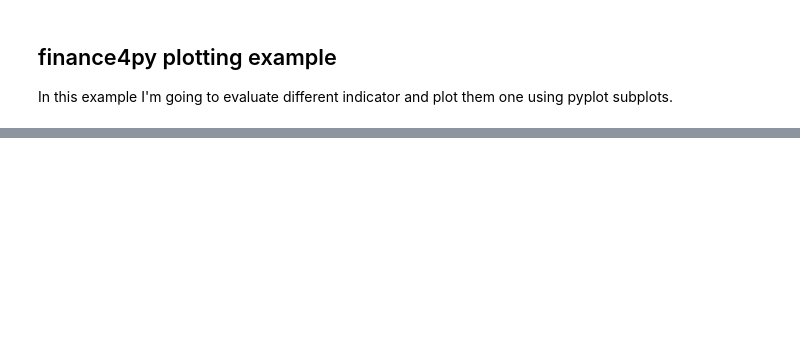
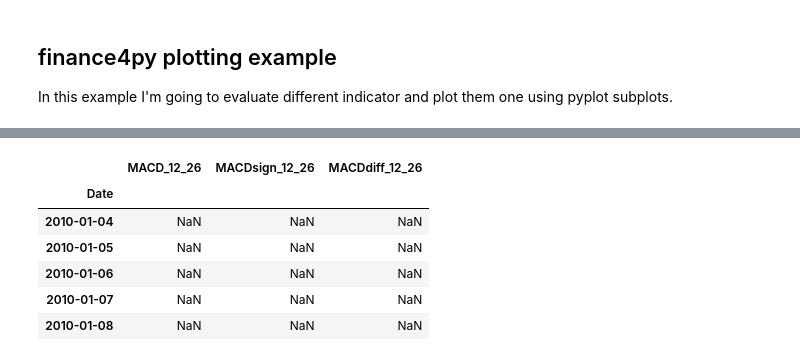
Before and after one commit to bchirico/finance4py, a Jupyter notebook: notebooks/indicator_examples_with_plots.ipynb, the cells around one changed output, grey strips where cells are left out. Saved outputs shown, nothing was run; the diff lists cells and outputs as text; code cells hidden in the pictures; blank space fills up the shorter version.

```diff
--- a/notebooks/indicator_examples_with_plots.ipynb
+++ b/notebooks/indicator_examples_with_plots.ipynb
@@ -32,0 +27,12 @@ Name: Close, dtype: float64
+# %%
+# extract MACD
+macd = fp.macd(stock)
+macd.head()
+# %% [output]
+|  | MACD_12_26 | MACDsign_12_26 | MACDdiff_12_26 |
+| Date |  |  |  |
+| 2010-01-04 | NaN | NaN | NaN |
+| 2010-01-05 | NaN | NaN | NaN |
+| 2010-01-06 | NaN | NaN | NaN |
+| 2010-01-07 | NaN | NaN | NaN |
+| 2010-01-08 | NaN | NaN | NaN |
```
Also changed, not shown: parts of 6 cells of this notebook, 1 other file.
